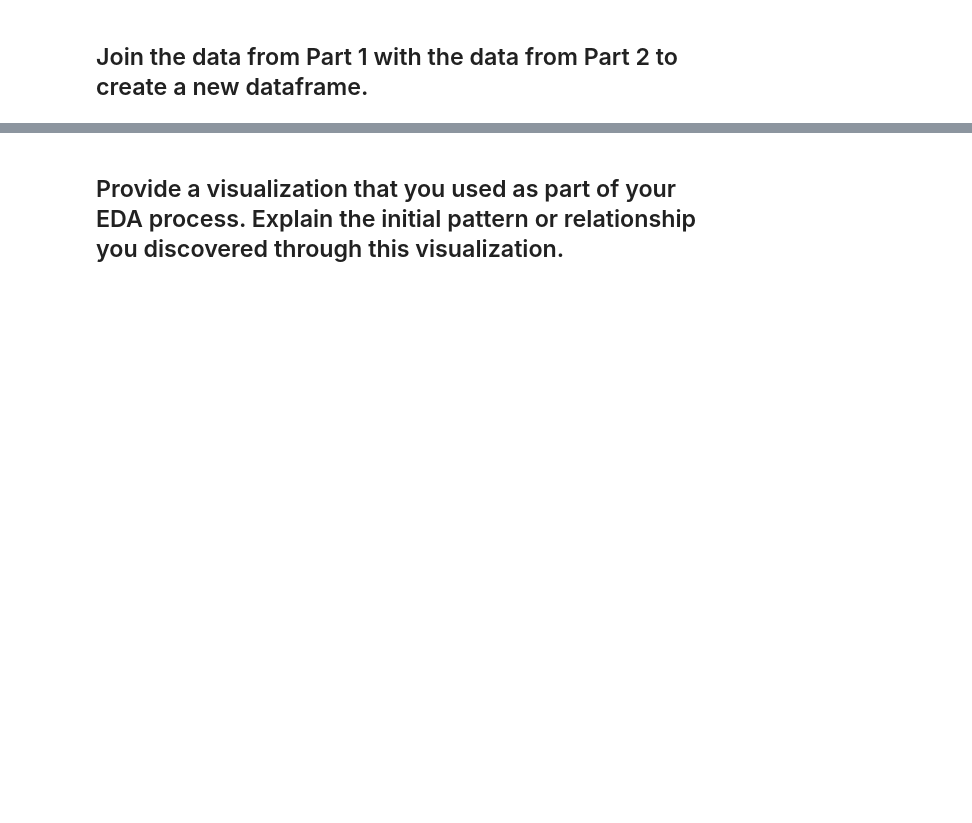
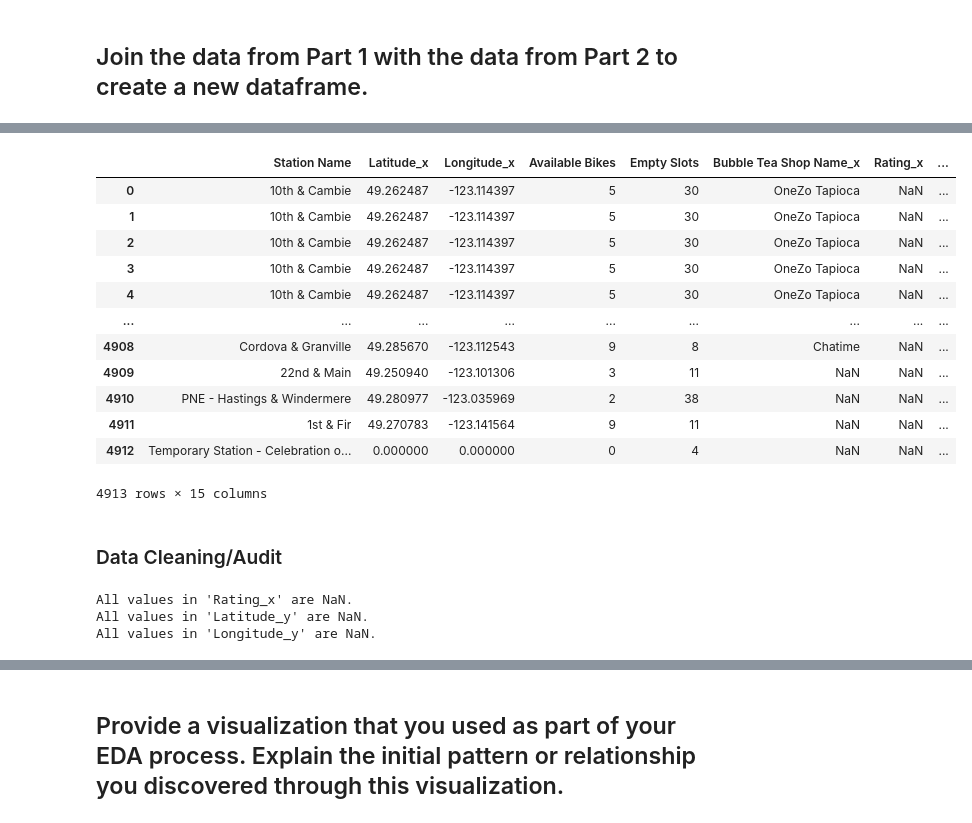
Before and after one commit to curtislo93/project-statistical-modelling-with-python, a Jupyter notebook: notebooks/joining_data.ipynb, the cells around one changed output, grey strips where cells are left out. Cells and saved outputs as stored; diff of their text form; code cells hidden in the pictures; blank space fills up the shorter version.

```diff
--- a/notebooks/joining_data.ipynb
+++ b/notebooks/joining_data.ipynb
@@ -332,0 +35,35 @@ NameError: name 'df_yelp_businesses' is not defined
+# %%
+# Merge Yelp businesses into the CB_FS DF
+all_data = CB_FS.merge(df_yelp_businesses, on=['Station Name'], how='outer')
+
+# Print DF
+all_data
+# %% [output]
+|  | Station Name | Latitude_x | Longitude_x | Available Bikes | Empty Slots | Bubble Tea Shop Name_x | Rating_x | ... |
+| 0 | 10th & Cambie | 49.262487 | -123.114397 | 5 | 30 | OneZo Tapioca | NaN | ... |
+| 1 | 10th & Cambie | 49.262487 | -123.114397 | 5 | 30 | OneZo Tapioca | NaN | ... |
+| 2 | 10th & Cambie | 49.262487 | -123.114397 | 5 | 30 | OneZo Tapioca | NaN | ... |
+| 3 | 10th & Cambie | 49.262487 | -123.114397 | 5 | 30 | OneZo Tapioca | NaN | ... |
+| 4 | 10th & Cambie | 49.262487 | -123.114397 | 5 | 30 | OneZo Tapioca | NaN | ... |
+| ... | ... | ... | ... | ... | ... | ... | ... | ... |
+| 4908 | Cordova & Granville | 49.285670 | -123.112543 | 9 | 8 | Chatime | NaN | ... |
+| 4909 | 22nd & Main | 49.250940 | -123.101306 | 3 | 11 | NaN | NaN | ... |
+| 4910 | PNE - Hastings & Windermere | 49.280977 | -123.035969 | 2 | 38 | NaN | NaN | ... |
+| 4911 | 1st & Fir | 49.270783 | -123.141564 | 9 | 11 | NaN | NaN | ... |
+| 4912 | Temporary Station - Celebration o... | 0.000000 | 0.000000 | 0 | 4 | NaN | NaN | ... |
+4913 rows × 15 columns
+# %% [markdown]
+### Data Cleaning/Audit
+# %%
+# Check 3 columns to see if all values are NaN. If they are, we will drop the columns.
+columns_to_check = ['Rating_x','Latitude_y','Longitude_y']
+
+for column_name in columns_to_check:
+    if all_data[column_name].isna().all():
+        print(f"All values in '{column_name}' are NaN.")
+    else:
+        print(f"Not all values in '{column_name}' are NaN.")
+# %% [output]
+All values in 'Rating_x' are NaN.
+All values in 'Latitude_y' are NaN.
+All values in 'Longitude_y' are NaN.
```
Also changed, not shown: parts of 42 cells of this notebook, 2 other files.
